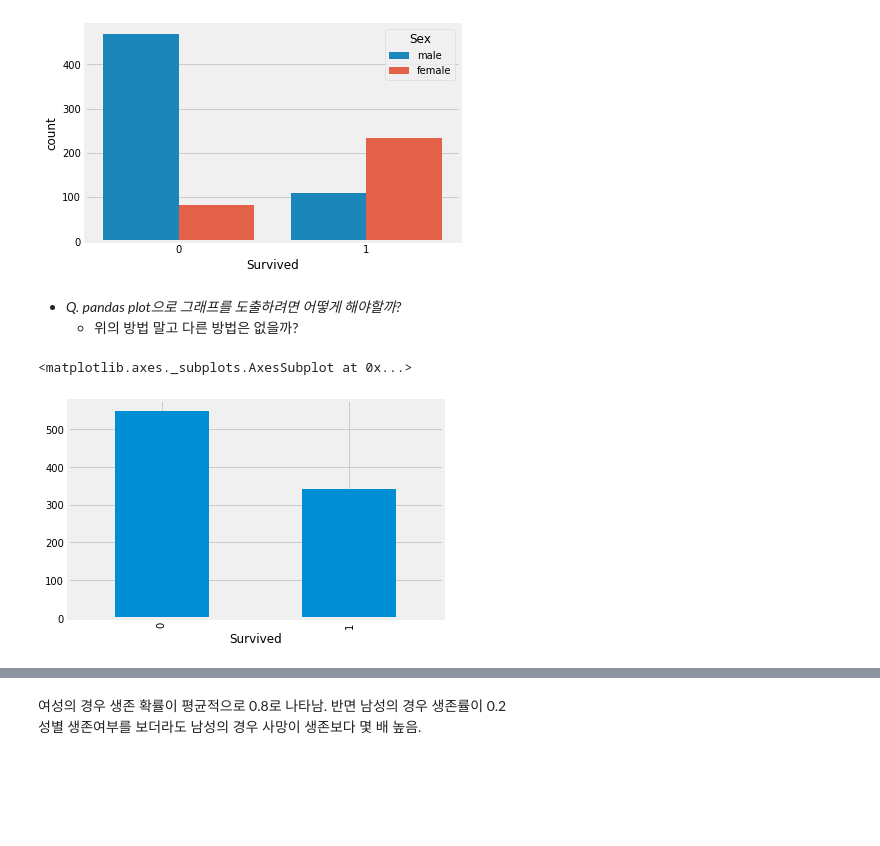
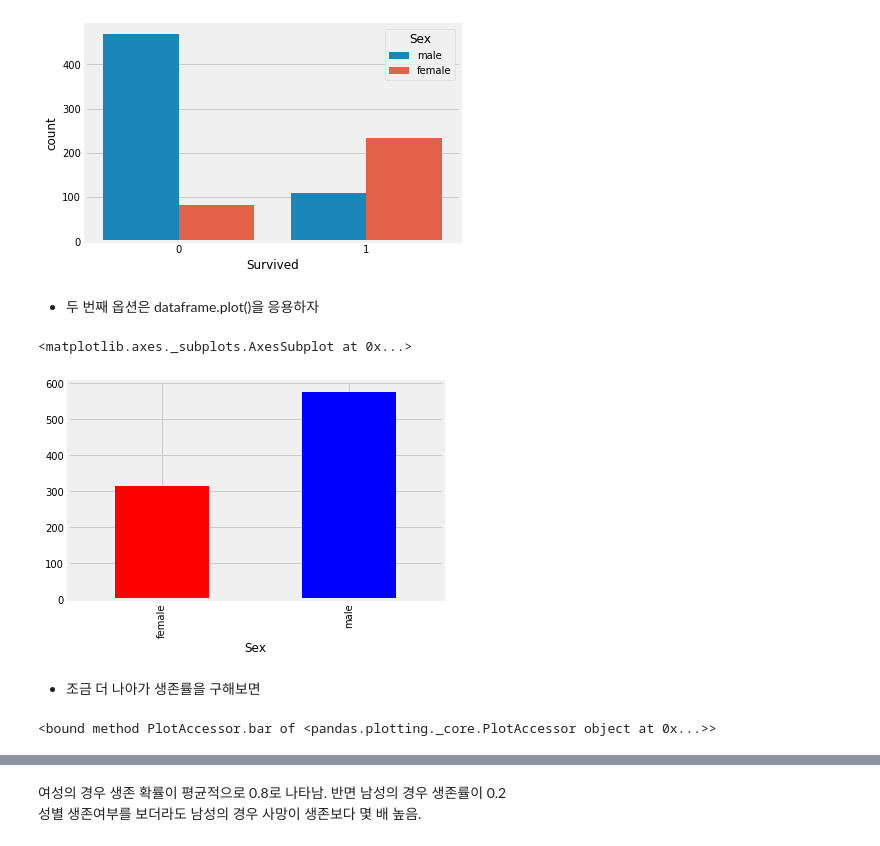
Before and after one commit to Steve-YJ/Explore-Kaggle, a Jupyter notebook: 01. Titanic/01. Kaggle-Titanic.ipynb, the cells around one changed output, grey strips where cells are left out. Saved outputs shown, nothing was run; the diff lists cells and outputs as text; code cells hidden in the pictures; blank space fills up the shorter version.

```diff
--- a/01. Titanic/01. Kaggle-Titanic.ipynb
+++ b/01. Titanic/01. Kaggle-Titanic.ipynb
@@ -287,11 +275,18 @@ sns.countplot('Survived', hue='Sex', data=data)
 # %% [output]
 <matplotlib.axes._subplots.AxesSubplot at 0x...>
 [figure]
-# %% [markdown]
-* *Q. pandas plot으로 그래프를 도출하려면 어떻게 해야할까?*
-    * 위의 방법 말고 다른 방법은 없을까?
+# %% [markdown]
+* 두 번째 옵션은 dataframe.plot()을 응용하자
+# %%
+color_dict={'red': '#FF0000', 'blue':'#0000FF'}
+
+data.groupby(['Sex'])['Survived'].count().plot.bar(colors=[x for x in color_dict])
+# %% [output]
+<matplotlib.axes._subplots.AxesSubplot at 0x...>
+[figure, added]
+# %% [markdown]
+* 조금 더 나아가 생존률을 구해보면
 # %%
-data.groupby('Survived')['Sex'].count().plot.bar()
+data.groupby('Sex')['Survived'].mean().plot.bar
 # %% [output]
-<matplotlib.axes._subplots.AxesSubplot at 0x...>
+<bound method PlotAccessor.bar of <pandas.plotting._core.PlotAccessor object at 0x...>>
-[figure, removed]
```
Also changed, not shown: parts of 18 cells of this notebook.
